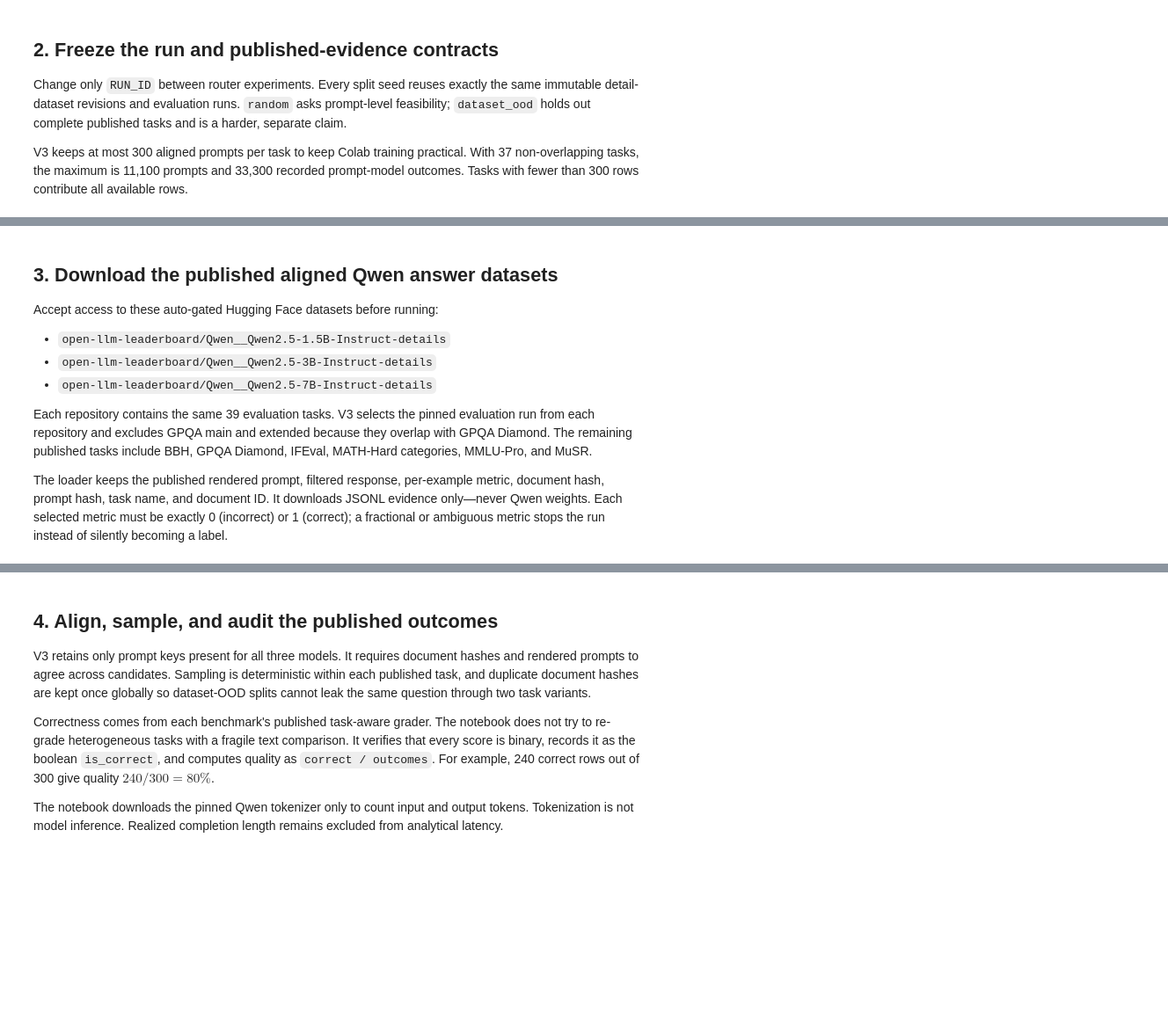
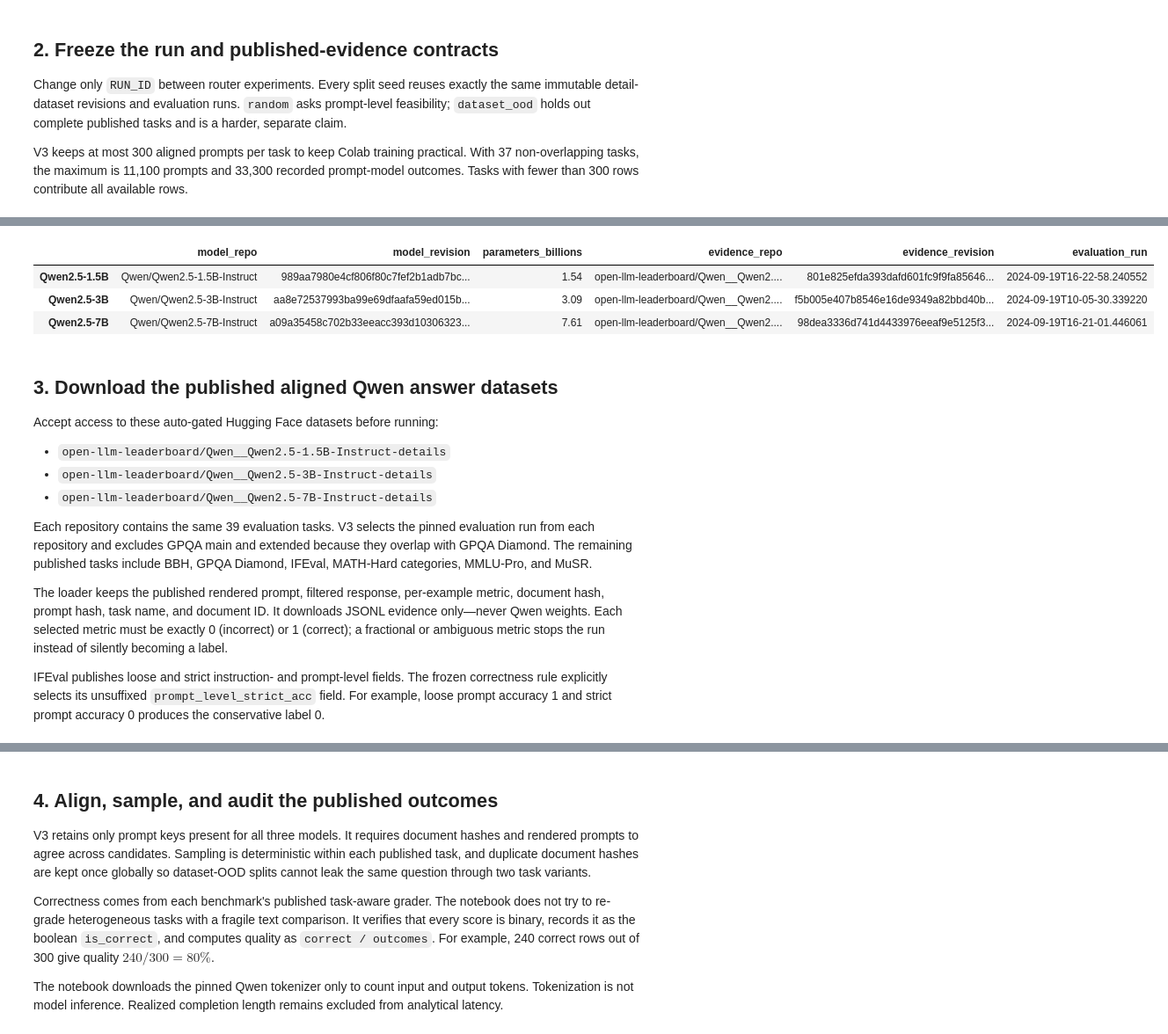
Before and after one commit to BrunoVitti96/LLM-router, a Jupyter notebook: notebooks/03_train_modernbert_qwen_tiers_poc.ipynb, the cells around one changed output, grey strips where cells are left out. Shown at 88% size. Drawn from its saved outputs; the diff is of its cells as text; code cells hidden in the pictures; blank space fills up the shorter version.

Commit message:
03 notebook adjustments

```diff
--- a/notebooks/03_train_modernbert_qwen_tiers_poc.ipynb
+++ b/notebooks/03_train_modernbert_qwen_tiers_poc.ipynb
@@ -77,15 +116,18 @@ contribute all available rows.
 # %%
 import hashlib
 import json
+import os
 import shutil
 from dataclasses import replace
 from datetime import datetime, timezone
+from getpass import getpass
 
 import matplotlib.pyplot as plt
 import numpy as np
 import pandas as pd
 import torch
 from huggingface_hub import HfApi, hf_hub_download
+from huggingface_hub.errors import GatedRepoError, HfHubHTTPError
 from IPython.display import display
 from transformers import AutoTokenizer
 
@@ -198,16 +240,44 @@ EXCLUDED_OVERLAPPING_TASKS = {
     "leaderboard_gpqa_extended",
 }
 
+HF_TOKEN = os.environ.get("HF_TOKEN")
 try:
     from google.colab import userdata
+    from google.colab.userdata import (
+        NotebookAccessError,
+        SecretNotFoundError,
+        TimeoutException,
+    )
 
-    HF_TOKEN = userdata.get("HF_TOKEN")
+    if not HF_TOKEN:
+        HF_TOKEN = userdata.get("HF_TOKEN")
 except ImportError:
-    HF_TOKEN = None
+    pass
+except (SecretNotFoundError, NotebookAccessError, TimeoutException) as secret_error:
+    print(
+        f"Colab secret unavailable ({type(secret_error).__name__}). "
+        "Using a hidden session-only token prompt instead."
+    )
+if not HF_TOKEN:
+    HF_TOKEN = getpass(
+        "Paste your Hugging Face read token (input is hidden): "
+    ).strip()
 if not HF_TOKEN:
     raise RuntimeError(
-        "Add an accepted Hugging Face read token named HF_TOKEN to Colab secrets."
+        "No Hugging Face token was provided. Create a read token, accept "
+        "access to the three gated datasets, and rerun this cell."
     )
+try:
+    hf_identity = HfApi().whoami(token=HF_TOKEN)
+except HfHubHTTPError as token_error:
+    raise RuntimeError(
+        "Hugging Face rejected HF_TOKEN. Create a valid read token, "
+        "enable notebook access, and rerun this cell."
+    ) from token_error
+print(
+    "Hugging Face token accepted for "
+    f"{hf_identity.get('name') or hf_identity.get('fullname') or 'the signed-in account'}."
+)
 
 evidence_contract = {
     "source": "Hugging Face Open LLM Leaderboard per-example detail datasets",
@@ -242,3 +312,4 @@ log_stage(
     gpu=torch.cuda.get_device_name(0),
 )
 display(pd.DataFrame(CANDIDATES).T)
+# %% [output]
@@ -245,3 +318,7 @@ display(pd.DataFrame(CANDIDATES).T)
+|  | model_repo | model_revision | parameters_billions | evidence_repo | evidence_revision | evaluation_run |
+| Qwen2.5-1.5B | Qwen/Qwen2.5-1.5B-Instruct | 989aa7980e4cf806f80c7fef2b1adb7bc... | 1.54 | open-llm-leaderboard/Qwen__Qwen2.... | 801e825efda393dafd601fc9f9fa85646... | 2024-09-19T16-22-58.240552 |
+| Qwen2.5-3B | Qwen/Qwen2.5-3B-Instruct | aa8e72537993ba99e69dfaafa59ed015b... | 3.09 | open-llm-leaderboard/Qwen__Qwen2.... | f5b005e407b8546e16de9349a82bbd40b... | 2024-09-19T10-05-30.339220 |
+| Qwen2.5-7B | Qwen/Qwen2.5-7B-Instruct | a09a35458c702b33eeacc393d10306323... | 7.61 | open-llm-leaderboard/Qwen__Qwen2.... | 98dea3336d741d4433976eeaf9e5125f3... | 2024-09-19T16-21-01.446061 |
 # %% [markdown]
 ## 3. Download the published aligned Qwen answer datasets
 
@@ -262,4 +339,9 @@ per-example metric, document hash, prompt hash, task name, and document
 ID. It downloads JSONL evidence only—never Qwen weights. Each selected
 metric must be exactly 0 (incorrect) or 1 (correct); a fractional or
 ambiguous metric stops the run instead of silently becoming a label.
+
+IFEval publishes loose and strict instruction- and prompt-level fields.
+The frozen correctness rule explicitly selects its unsuffixed
+`prompt_level_strict_acc` field. For example, loose prompt accuracy 1
+and strict prompt accuracy 0 produces the conservative label 0.
 # %%
```
Also changed, not shown: parts of 4 cells of this notebook, 6 other files.
